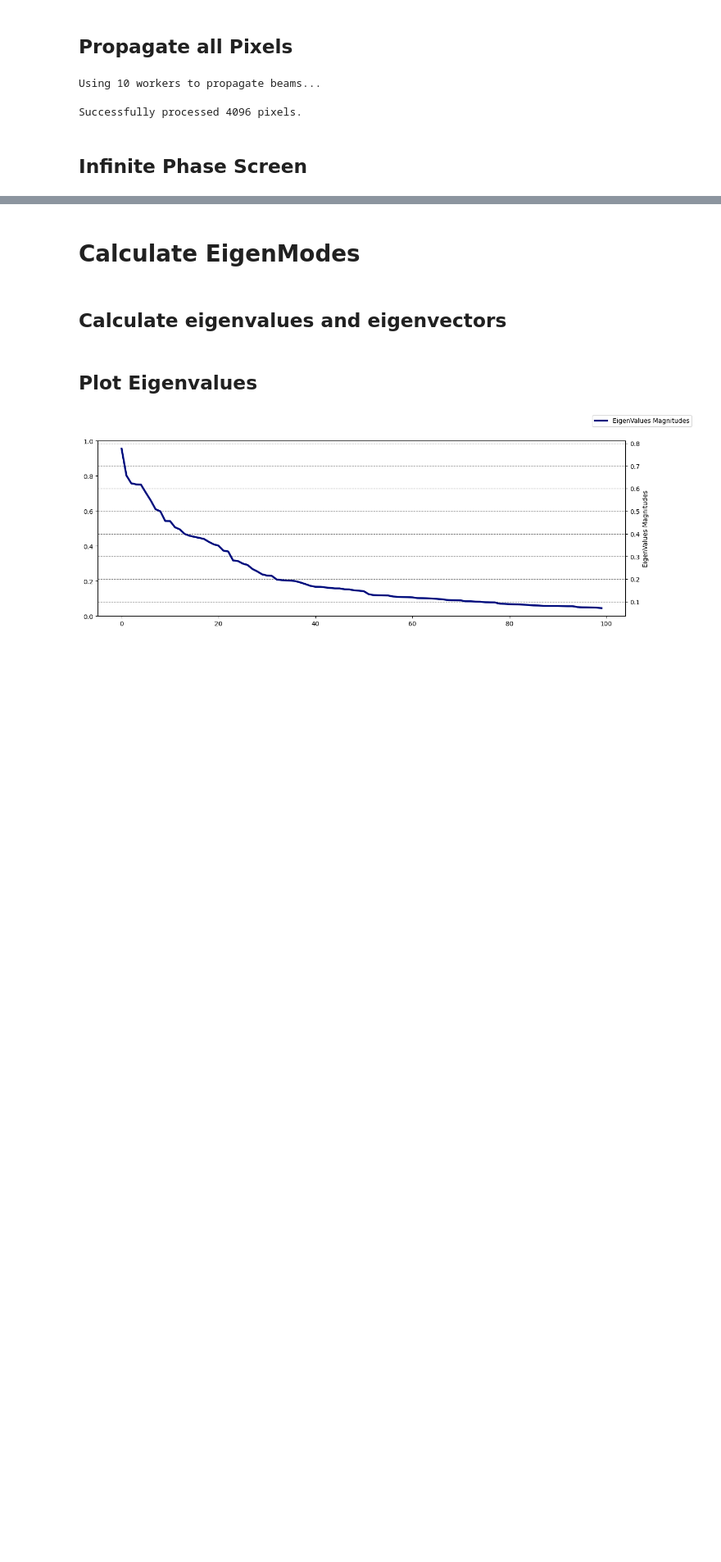
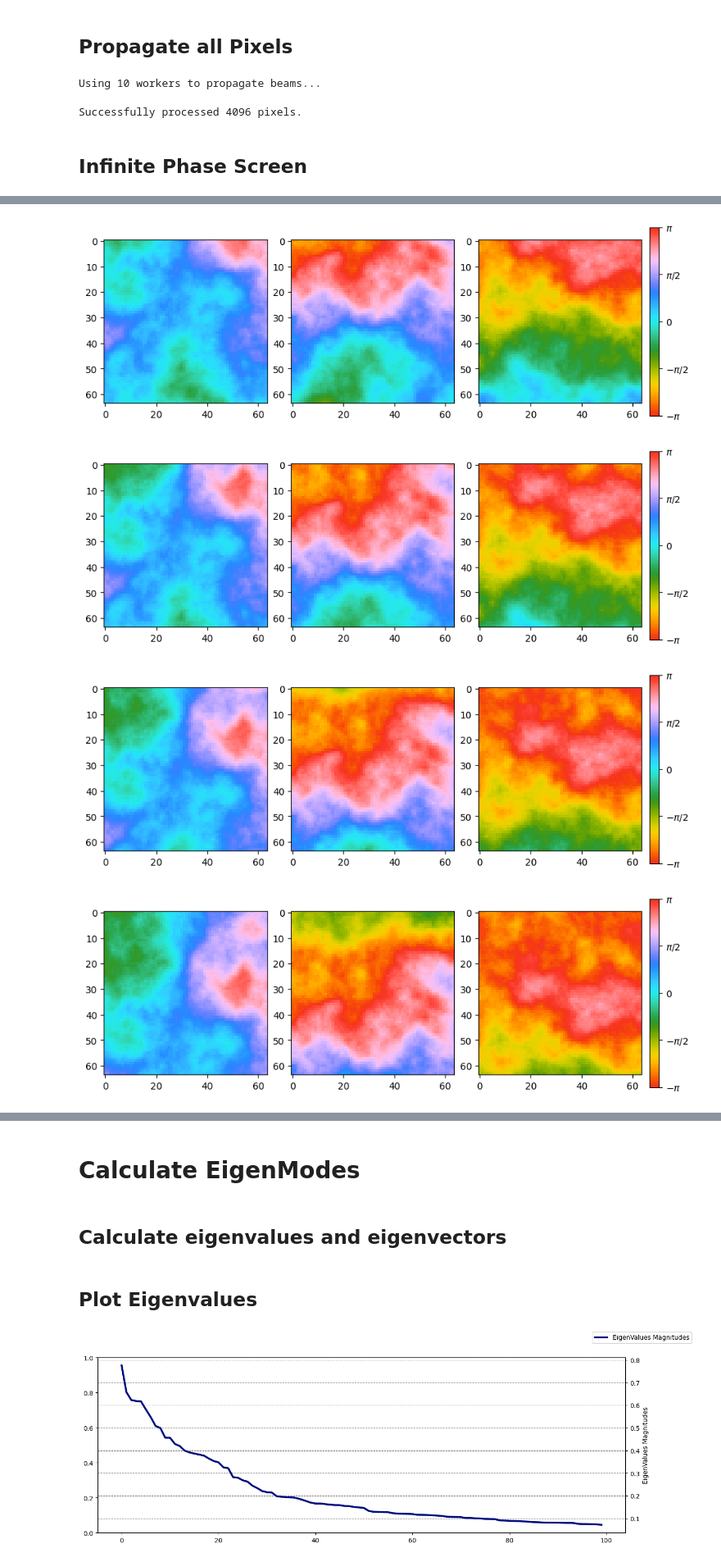
Before and after one commit to LukasScarfe/Eigen, a Jupyter notebook: eigenmodes.ipynb, the cells around one changed output, grey strips where cells are left out. Shown at 82% size. Saved outputs shown, nothing was run; the diff lists cells and outputs as text; code cells hidden in the pictures; blank space fills up the shorter version.

```diff
--- a/eigenmodes.ipynb
+++ b/eigenmodes.ipynb
@@ -278,0 +334,27 @@ plt.colorbar()
+# %%
+errorBeams=[]
+numberOfFluctuations = 3
+shift = 10 # How many rows to add with every fluctuation
+ticks = [-np.pi, -np.pi/2, 0, np.pi/2, np.pi]
+
+for i in range(numberOfFluctuations+1):
+    for l in range(0, shift):
+        abbs_fluctuation = [PhaseScreenVonKarman.add_row(abbs[j]) for j in range(numberOfPhaseScreens)]
+    # Plot phase screens
+    fig = plt.figure(i+1, figsize=(9,3), constrained_layout=True)
+    axes=[]
+    images=[]
+    for j in range(numberOfPhaseScreens):
+        ax = fig.add_subplot(1,3,j+1)
+        im = ax.imshow(wrap_to_pi(abbs_fluctuation[j]), cmap=pmap, vmin=-np.pi, vmax=np.pi)
+        axes.append(ax)
+        images.append(im)
+    cbar = fig.colorbar(im)
+    cbar.set_ticks(ticks)
+    cbar.set_ticklabels([r"$-\pi$", r"$-\pi/2$", r"$0$", r"$\pi/2$", r"$\pi$"])
+    errorBeams.append(propChannel(OAM(F,w0,0),z,abbs_fluctuation))
+# %% [output]
+[figure, added]
+[figure, added]
+[figure, added]
+[figure, added]
```
Also changed, not shown: parts of 16 cells of this notebook, 2 other files.
